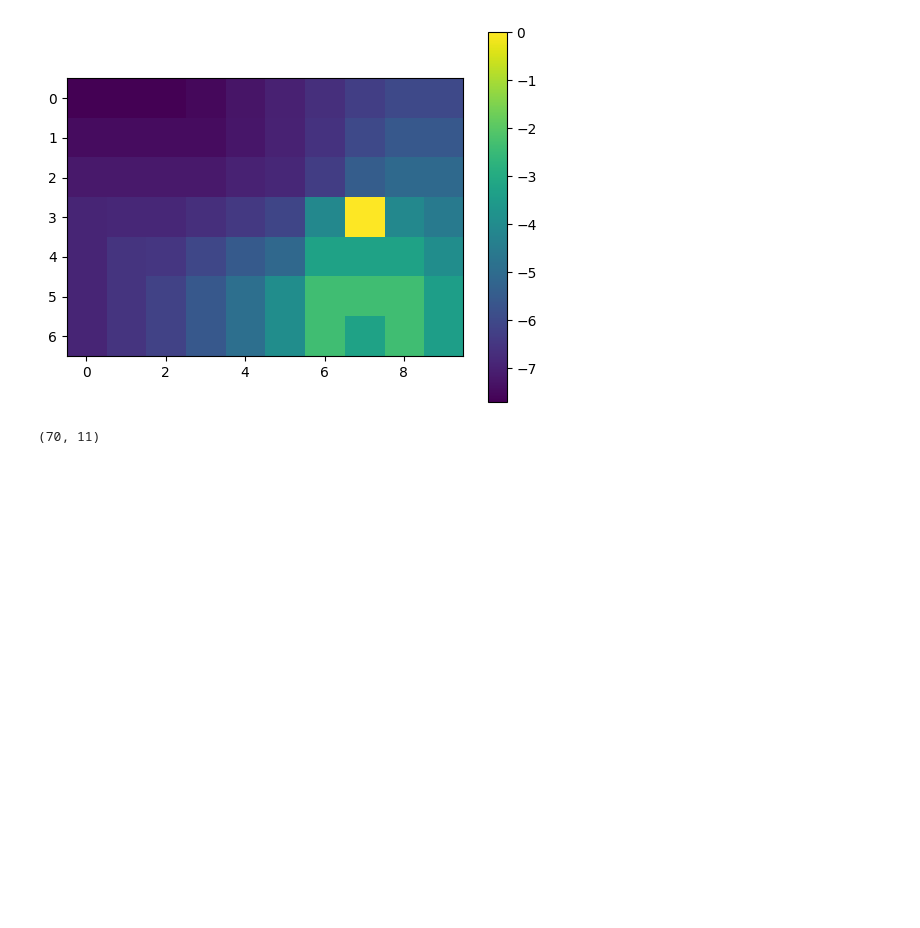
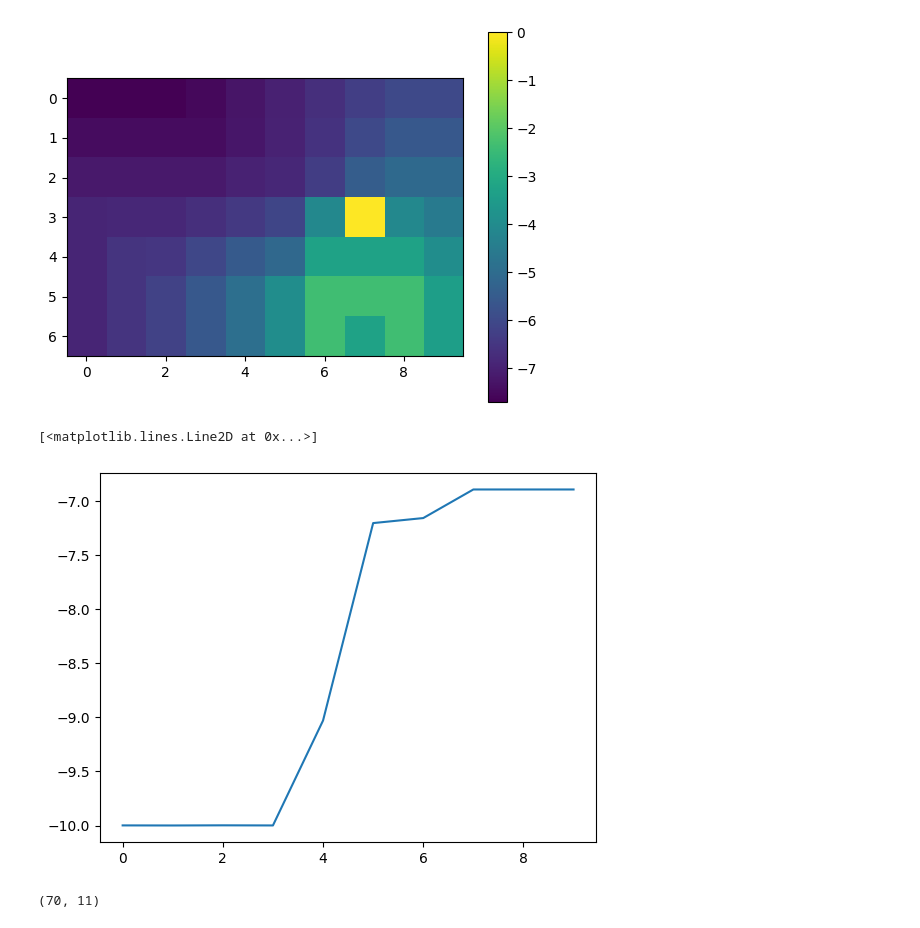
Before and after one commit to BuzzingTaz/RL-Project-1, a Jupyter notebook: PI.ipynb, the cells around one changed output. Saved outputs shown, nothing was run; the diff lists cells and outputs as text; code cells hidden in the pictures; blank space fills up the shorter version.

```diff
--- a/PI.ipynb
+++ b/PI.ipynb
@@ -72,7 +73,7 @@ for s in states:
 valf = np.random.uniform(0, 2, size=num_states)
 valf_store = []
 valf_store.append(valf.copy())
-
+valstart = []
 thresh = 0.01
 gamma = 0.9
 
@@ -85,6 +86,7 @@ while (not policy_stable) and i < 1000:
     print("Evaluating Policy")
     valf = EvaluatePolicy(policy, valf, model, thresh, gamma)
     valf_store.append(valf)
+    valstart.append(valf[to_idx(s_state)])
 
     # Policy Improvement
     print("Updating Policy")
@@ -118,6 +120,12 @@ plt.colorbar(heatmap)
 plt.show()
 # %% [output]
 [figure]
+# %%
+valstart = np.array(valstart)
+plt.plot(valstart)
+# %% [output]
+[<matplotlib.lines.Line2D at 0x...>]
+[figure, added]
 # %%
 valf_store = np.array(valf_store)
 valf_store = valf_store.T
```
Also changed, not shown: parts of 3 cells of this notebook, 3 other files.
